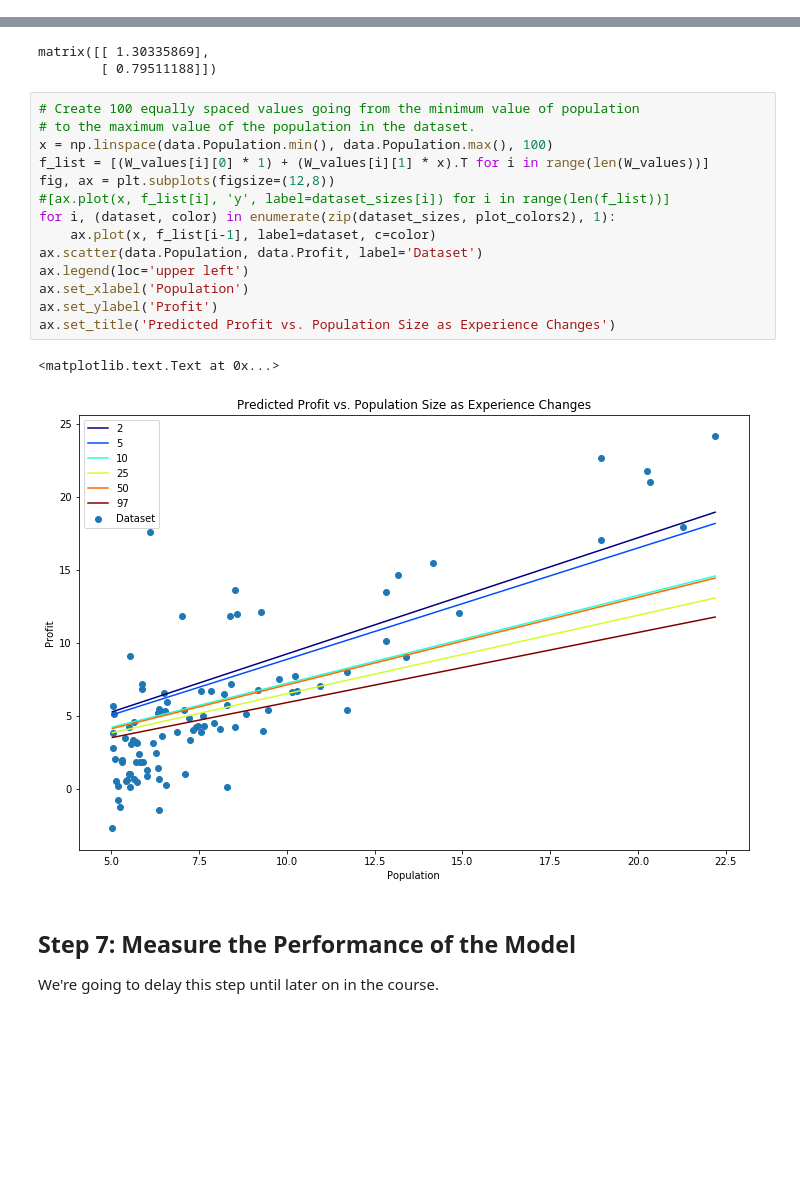
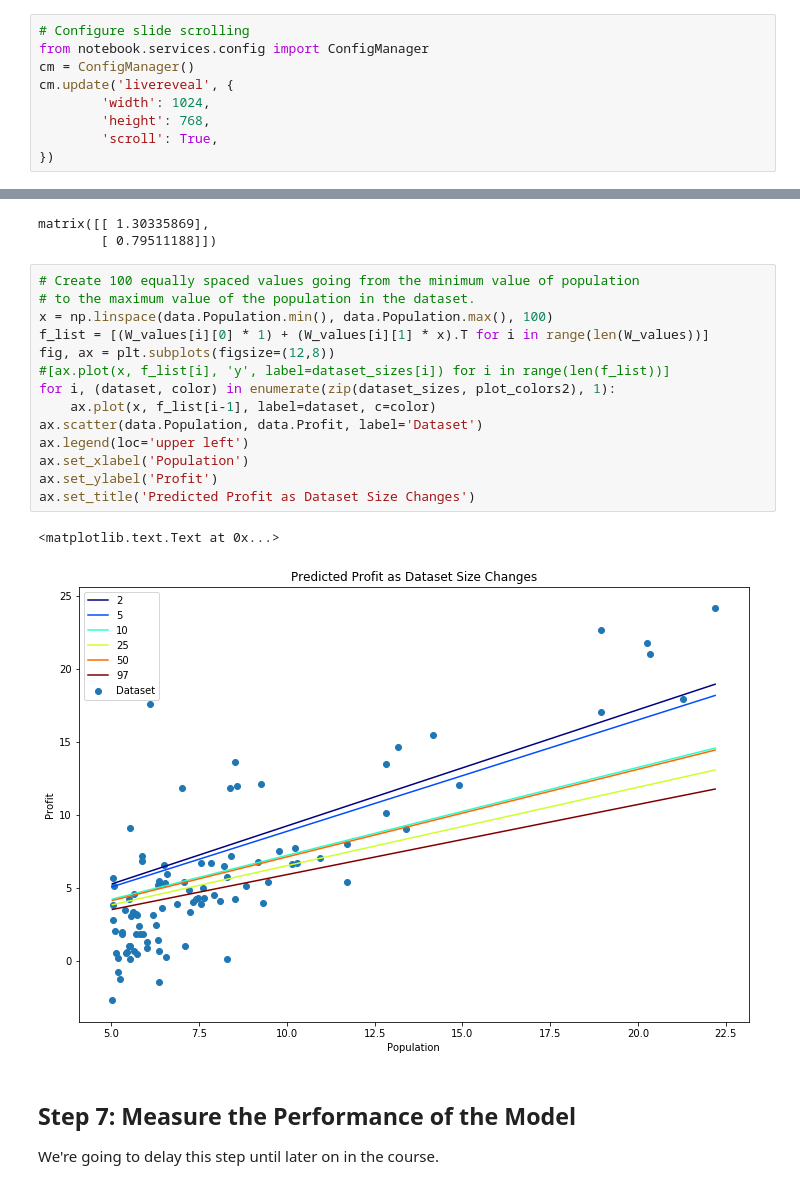
Before and after one commit to elizlajeunesse/MLCourse, a Jupyter notebook: Notebooks/Regression-with-a-Single-Feature.ipynb, the cells around one changed output, grey strips where cells are left out. Saved outputs shown, nothing was run; the diff lists cells and outputs as text; blank space fills up the shorter version.

Commit message:
slide format with revisions

```diff
--- a/Notebooks/Regression-with-a-Single-Feature.ipynb
+++ b/Notebooks/Regression-with-a-Single-Feature.ipynb
@@ -0,0 +1,9 @@
+# %%
+# Configure slide scrolling
+from notebook.services.config import ConfigManager
+cm = ConfigManager()
+cm.update('livereveal', {
+        'width': 1024,
+        'height': 768,
+        'scroll': True,
+})
@@ -606,20 +665,20 @@ matrix([[ 1.30335869],
 # %%
 # Create 100 equally spaced values going from the minimum value of population
 # to the maximum value of the population in the dataset.
 x = np.linspace(data.Population.min(), data.Population.max(), 100)
 f_list = [(W_values[i][0] * 1) + (W_values[i][1] * x).T for i in range(len(W_values))]
 fig, ax = plt.subplots(figsize=(12,8))
 #[ax.plot(x, f_list[i], 'y', label=dataset_sizes[i]) for i in range(len(f_list))]
 for i, (dataset, color) in enumerate(zip(dataset_sizes, plot_colors2), 1):
     ax.plot(x, f_list[i-1], label=dataset, c=color)
 ax.scatter(data.Population, data.Profit, label='Dataset')
 ax.legend(loc='upper left')
 ax.set_xlabel('Population')
 ax.set_ylabel('Profit')
-ax.set_title('Predicted Profit vs. Population Size as Experience Changes')
+ax.set_title('Predicted Profit as Dataset Size Changes')
 # %% [output]
 <matplotlib.text.Text at 0x...>
-[figure, old version]
+[figure, new version]
 # %% [markdown]
 ## Step 7: Measure the Performance of the Model
 
```
Also changed, not shown: parts of 26 cells of this notebook, 11 other files.
